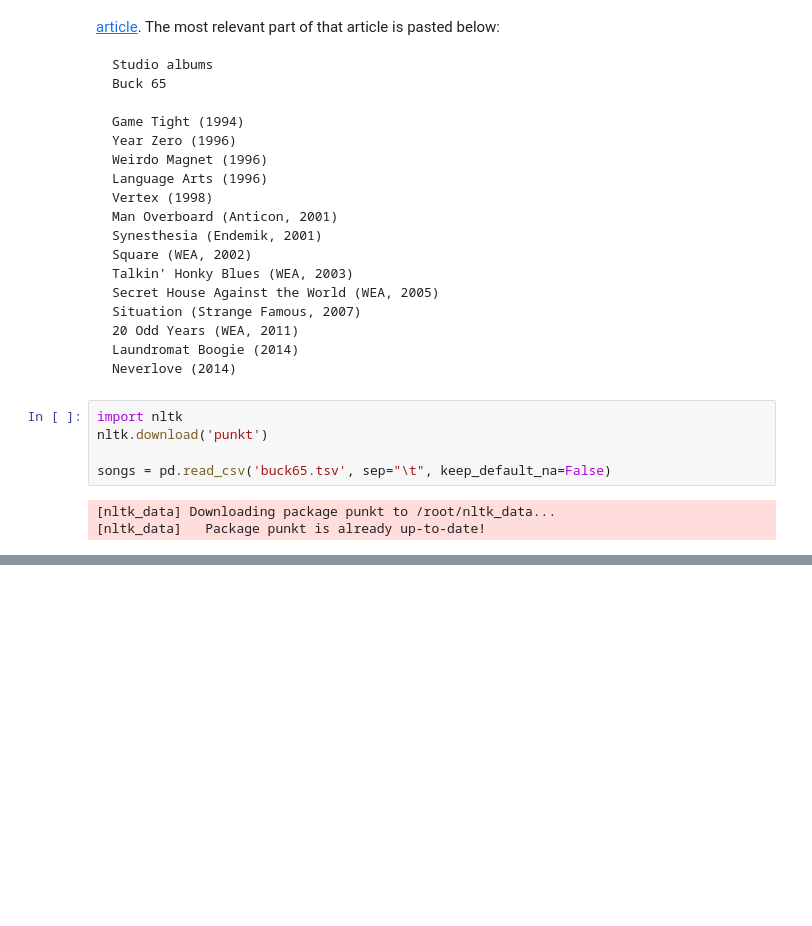
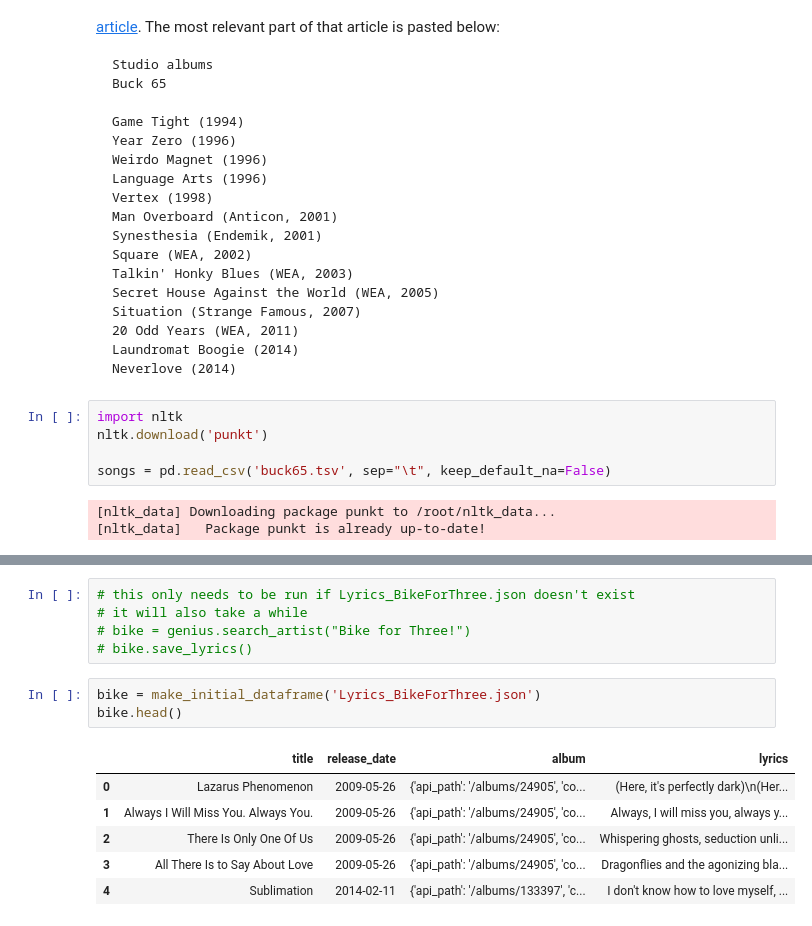
Before and after one commit to ldtcooper/Buck-65-Lyrics, a Jupyter notebook: buck65.ipynb, the cells around one changed output, grey strips where cells are left out. Saved outputs shown, nothing was run; the diff lists cells and outputs as text; blank space fills up the shorter version.

```diff
--- a/buck65.ipynb
+++ b/buck65.ipynb
@@ -160,0 +324,15 @@ songs = pd.read_csv('buck65.tsv', sep="\t", keep_default_na=False)
+# %%
+# this only needs to be run if Lyrics_BikeForThree.json doesn't exist
+# it will also take a while
+# bike = genius.search_artist("Bike for Three!")
+# bike.save_lyrics()
+# %%
+bike = make_initial_dataframe('Lyrics_BikeForThree.json')
+bike.head()
+# %% [output]
+|  | title | release_date | album | lyrics |
+| 0 | Lazarus Phenomenon | 2009-05-26 | {'api_path': '/albums/24905', 'co... | (Here, it's perfectly dark)\n(Her... |
+| 1 | Always I Will Miss You. Always You. | 2009-05-26 | {'api_path': '/albums/24905', 'co... | Always, I will miss you, always y... |
+| 2 | There Is Only One Of Us | 2009-05-26 | {'api_path': '/albums/24905', 'co... | Whispering ghosts, seduction unli... |
+| 3 | All There Is to Say About Love | 2009-05-26 | {'api_path': '/albums/24905', 'co... | Dragonflies and the agonizing bla... |
+| 4 | Sublimation | 2014-02-11 | {'api_path': '/albums/133397', 'c... | I don't know how to love myself, ... |
```
Also changed, not shown: parts of 25 cells of this notebook, 1 other file.
